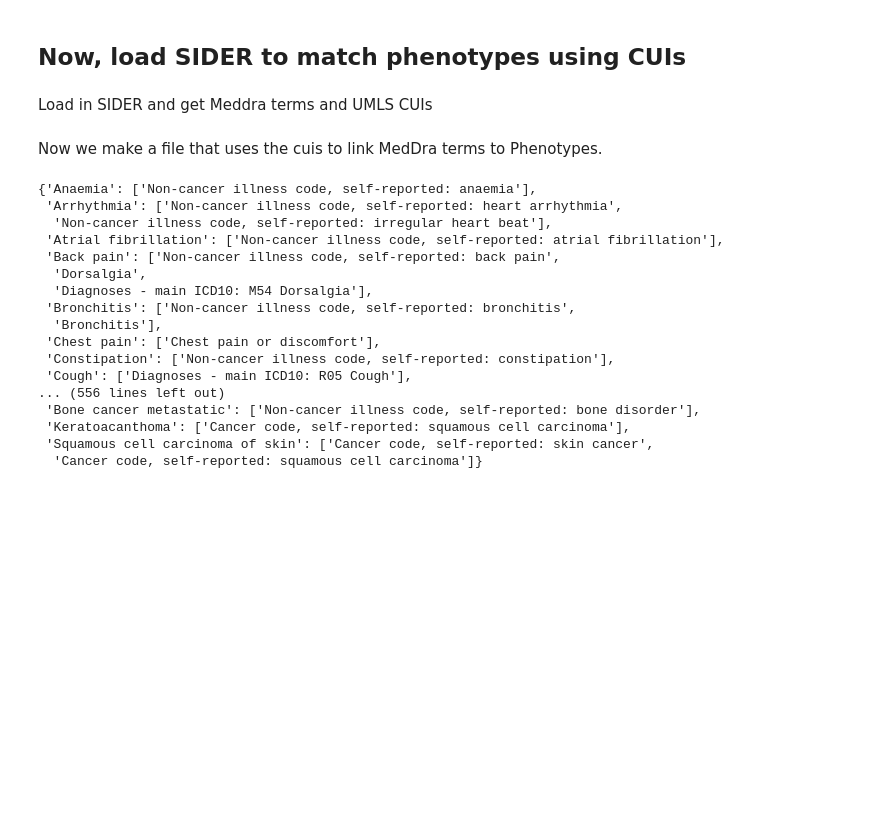
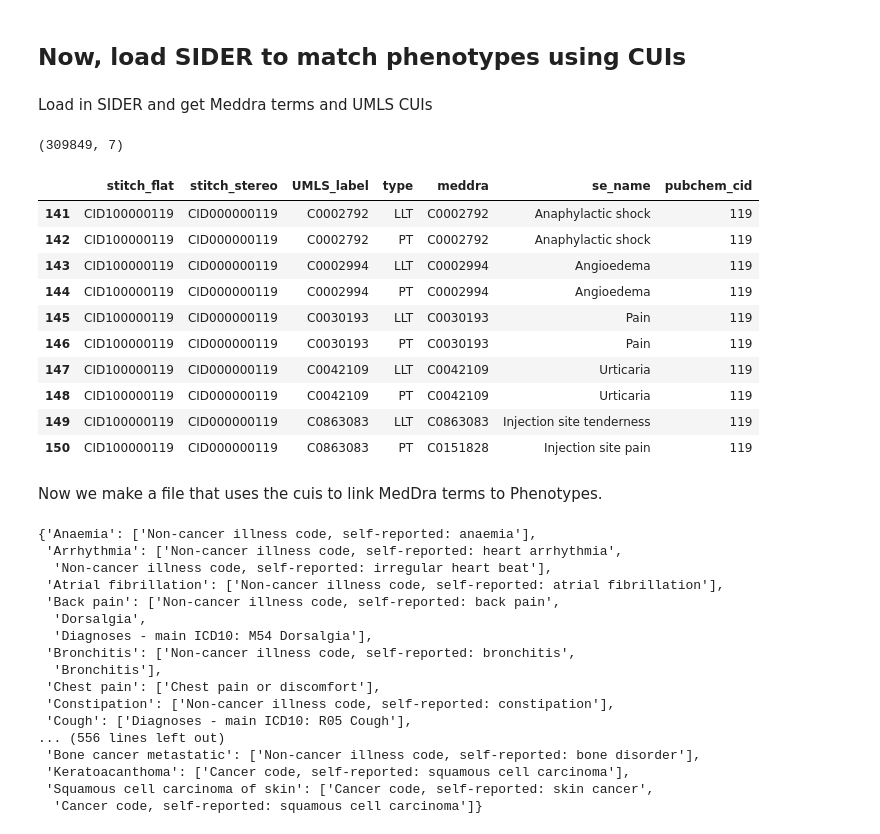
Before and after one commit to RDMelamed/drug-phenome, a Jupyter notebook: 1. curate_data.ipynb, the cells around one changed output. Saved outputs shown, nothing was run; the diff lists cells and outputs as text; code cells hidden in the pictures; blank space fills up the shorter version.

```diff
--- a/1. curate_data.ipynb
+++ b/1. curate_data.ipynb
@@ -94,6 +91,24 @@ pt = sider.loc[sider['type']=='PT',].drop_duplicates(['stitch_flat','meddra']).c
 from collections import Counter
 pt_ae = pd.DataFrame(Counter(pt['meddra']),index=['ct']).transpose()
 ptfreq = pt.loc[pt['meddra'].isin(pt_ae.loc[(pt_ae['ct']>4),:].index),:]
+# %%
+sider.shape
+# %% [output]
+(309849, 7)
+# %%
+sider.loc[sider['pubchem_cid']==119,:]
+# %% [output]
+|  | stitch_flat | stitch_stereo | UMLS_label | type | meddra | se_name | pubchem_cid |
+| 141 | CID100000119 | CID000000119 | C0002792 | LLT | C0002792 | Anaphylactic shock | 119 |
+| 142 | CID100000119 | CID000000119 | C0002792 | PT | C0002792 | Anaphylactic shock | 119 |
+| 143 | CID100000119 | CID000000119 | C0002994 | LLT | C0002994 | Angioedema | 119 |
+| 144 | CID100000119 | CID000000119 | C0002994 | PT | C0002994 | Angioedema | 119 |
+| 145 | CID100000119 | CID000000119 | C0030193 | LLT | C0030193 | Pain | 119 |
+| 146 | CID100000119 | CID000000119 | C0030193 | PT | C0030193 | Pain | 119 |
+| 147 | CID100000119 | CID000000119 | C0042109 | LLT | C0042109 | Urticaria | 119 |
+| 148 | CID100000119 | CID000000119 | C0042109 | PT | C0042109 | Urticaria | 119 |
+| 149 | CID100000119 | CID000000119 | C0863083 | LLT | C0863083 | Injection site tenderness | 119 |
+| 150 | CID100000119 | CID000000119 | C0863083 | PT | C0151828 | Injection site pain | 119 |
 # %% [markdown]
 Now we make a file that uses the cuis to link MedDra terms to Phenotypes.
 # %%
```
Also changed, not shown: parts of 21 cells of this notebook, 2 other files.
